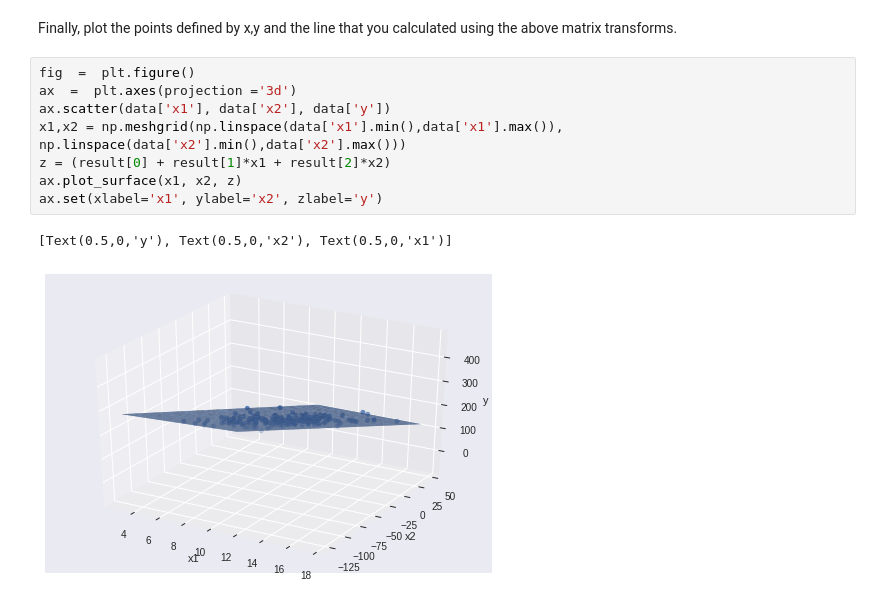
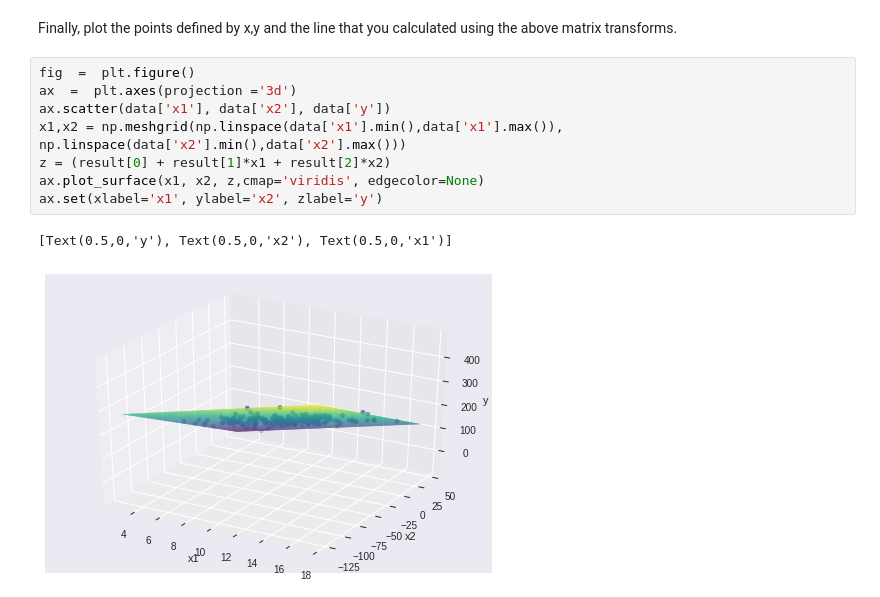
Before and after one commit to saranyamandava/Lambda-School-DataScience, a Jupyter notebook: Week6_Linear_regression_coding_challenge_2.ipynb, the cells around one changed output. Saved outputs shown, nothing was run; the diff lists cells and outputs as text.

```diff
--- a/Week6_Linear_regression_coding_challenge_2.ipynb
+++ b/Week6_Linear_regression_coding_challenge_2.ipynb
@@ -71,11 +71,11 @@ Finally, plot the points defined by x,y and the line that you calculated using t
 # %%
 fig  =  plt.figure()
 ax  =  plt.axes(projection ='3d')
 ax.scatter(data['x1'], data['x2'], data['y'])
 x1,x2 = np.meshgrid(np.linspace(data['x1'].min(),data['x1'].max()), np.linspace(data['x2'].min(),data['x2'].max()))
 z = (result[0] + result[1]*x1 + result[2]*x2)
-ax.plot_surface(x1, x2, z)
+ax.plot_surface(x1, x2, z,cmap='viridis', edgecolor=None)
 ax.set(xlabel='x1', ylabel='x2', zlabel='y')
 # %% [output]
 [Text(0.5,0,'y'), Text(0.5,0,'x2'), Text(0.5,0,'x1')]
-[figure, old version]
+[figure, new version]
```
